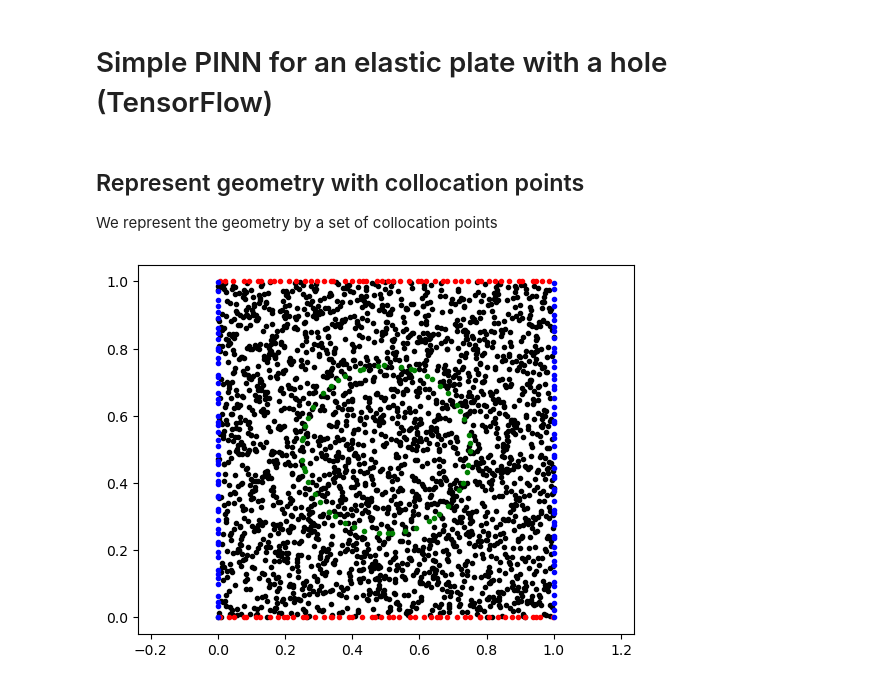
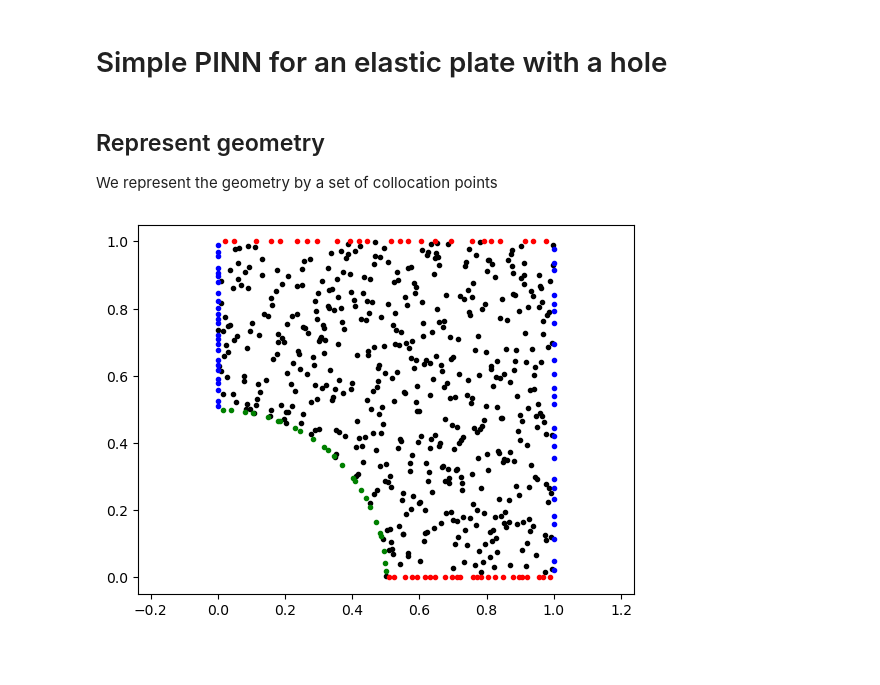
Before and after one commit to meyer-nils/numerical_examples, a Jupyter notebook: plate_hole_2d/tensorflow.ipynb, the cells around one changed output. Saved outputs shown, nothing was run; the diff lists cells and outputs as text; code cells hidden in the pictures; blank space fills up the shorter version.

```diff
--- a/plate_hole_2d/tensorflow.ipynb
+++ b/plate_hole_2d/tensorflow.ipynb
@@ -1,45 +1,55 @@
 # %% [markdown]
-# Simple PINN for an elastic plate with a hole (TensorFlow)
+# Simple PINN for an elastic plate with a hole
 # %% [markdown]
-## Represent geometry with collocation points
+## Represent geometry
 
 We represent the geometry by a set of collocation points
 # %%
 import numpy as np
 from scipy.stats import qmc
 import matplotlib.pyplot as plt
 import tensorflow as tf
 from tensorflow import keras
 
-from global_constants import L, R, B0, X0, Y0, EPS0, MU, LBD
+from global_constants import L, R, B0, EPS0, MU, LBD
 
 
-# Compute collocation points
-N = 50
-domain = L * qmc.LatinHypercube(d=2).random(N**2)
-mask = (((domain[:,0] - X0) ** 2 + (domain[:,1] - Y0) ** 2) > 0**2)
-domain = domain[mask].astype(np.float32)
+# Create collocation points
+N = 25
+domain = L * qmc.LatinHypercube(d=2).random(N**2).astype(np.float32)
+mask = ((domain[:,0] ** 2 + domain[:,1] ** 2) > R**2)
+domain = tf.convert_to_tensor(domain[mask])
 
 # Boundaries
-xt = qmc.LatinHypercube(d=1).random(N)
-top = L * np.hstack((xt, np.ones((N,1)))).astype(np.float32)
-xb = qmc.LatinHypercube(d=1).random(N)
-bottom = L * np.hstack((xb, np.zeros((N,1)))).astype(np.float32)
-yl = qmc.LatinHypercube(d=1).random(N)
-left = L * np.hstack((np.zeros((N,1)), yl)).astype(np.float32)
-yr = qmc.LatinHypercube(d=1).random(N)
-right = L * np.hstack((np.ones((N,1)), yr)).astype(np.float32)
-phi = 2 * np.pi * qmc.LatinHypercube(d=1).random(N)
-hole = np.hstack((R * np.cos(phi) + X0, R * np.sin(phi) + Y0 )).astype(np.float32)
+zeros = np.zeros((N,1))
+ones = np.ones((N,1))
+line = qmc.LatinHypercube(d=1).random(N)
+phi = 0.5 * np.pi * qmc.LatinHypercube(d=1).random(N)
+
+top = L * np.hstack((line, ones)).astype(np.float32)
+bottom = L * np.hstack((R + (L-R)*line, zeros)).astype(np.float32)
+left = L * np.hstack((zeros, R + (L-R)*line)).astype(np.float32)
+right = L * np.hstack((ones, line)).astype(np.float32)
+
+hole = np.hstack((R * np.cos(phi), R * np.sin(phi))).astype(np.float32)
+hole_nx = -tf.convert_to_tensor((hole[:, 0]) / R)
+hole_ny = -tf.convert_to_tensor((hole[:, 1]) / R)
+hole_normal = tf.stack([hole_nx, hole_ny], axis=1)
+
+# # Reference solution from FEM
+# with open("input.npy", "rb") as file:
+#     input = np.load(file).T
+# with open("output.npy", "rb") as file:
+#     output = np.load(file).T
 
 
 # Visualize geometry (Dirichlet blue, Neumann red)
-plt.plot(domain[:,0], domain[:,1], ".k")
-plt.plot(top[:,0], top[:,1], ".r")
-plt.plot(bottom[:,0], bottom[:,1], ".r")
-plt.plot(left[:,0], left[:,1], ".b")
-plt.plot(right[:,0], right[:,1], ".b")
-plt.plot(hole[:,0], hole[:,1], ".g")
+plt.plot(*domain.numpy().T, ".k")
+plt.plot(*top.T, ".r")
+plt.plot(*bottom.T, ".r")
+plt.plot(*left.T, ".b")
+plt.plot(*right.T, ".b")
+plt.plot(*hole.T, ".g")
 plt.axis("equal");
 # %% [output]
-[figure, old version]
+[figure, new version]
```
Also changed, not shown: parts of 10 cells of this notebook, 1 other file.
